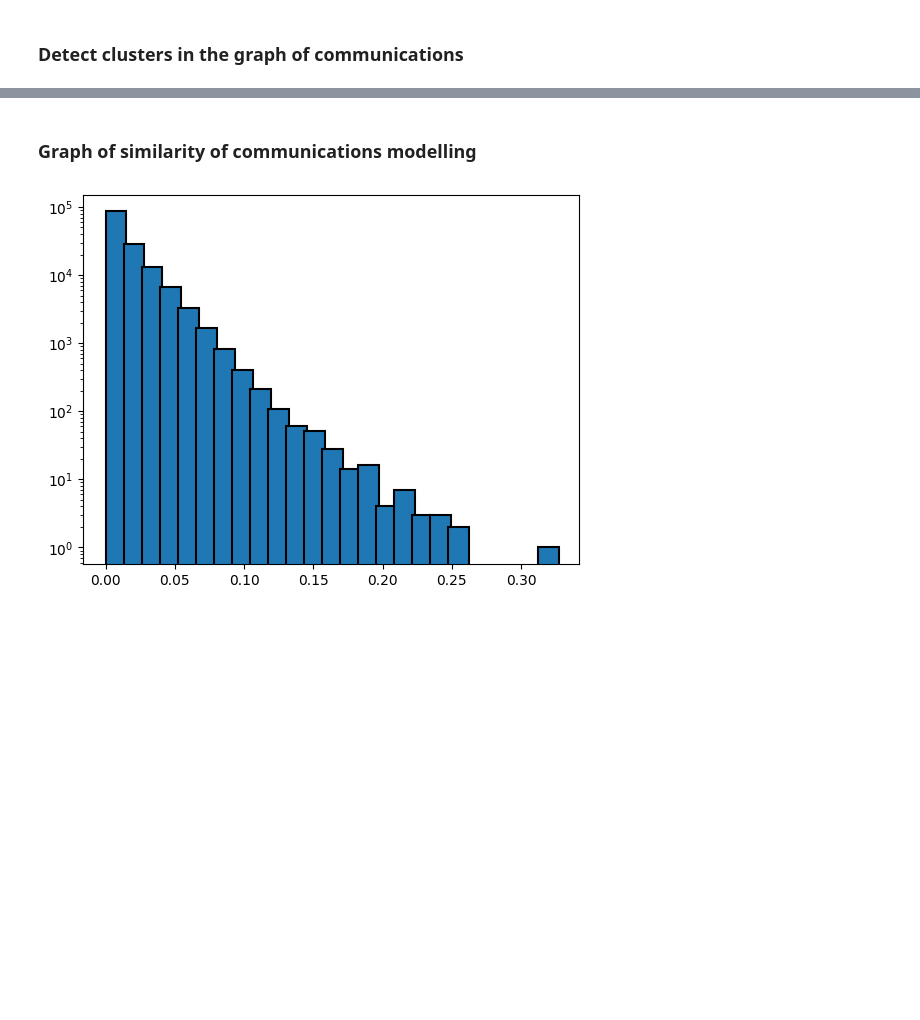
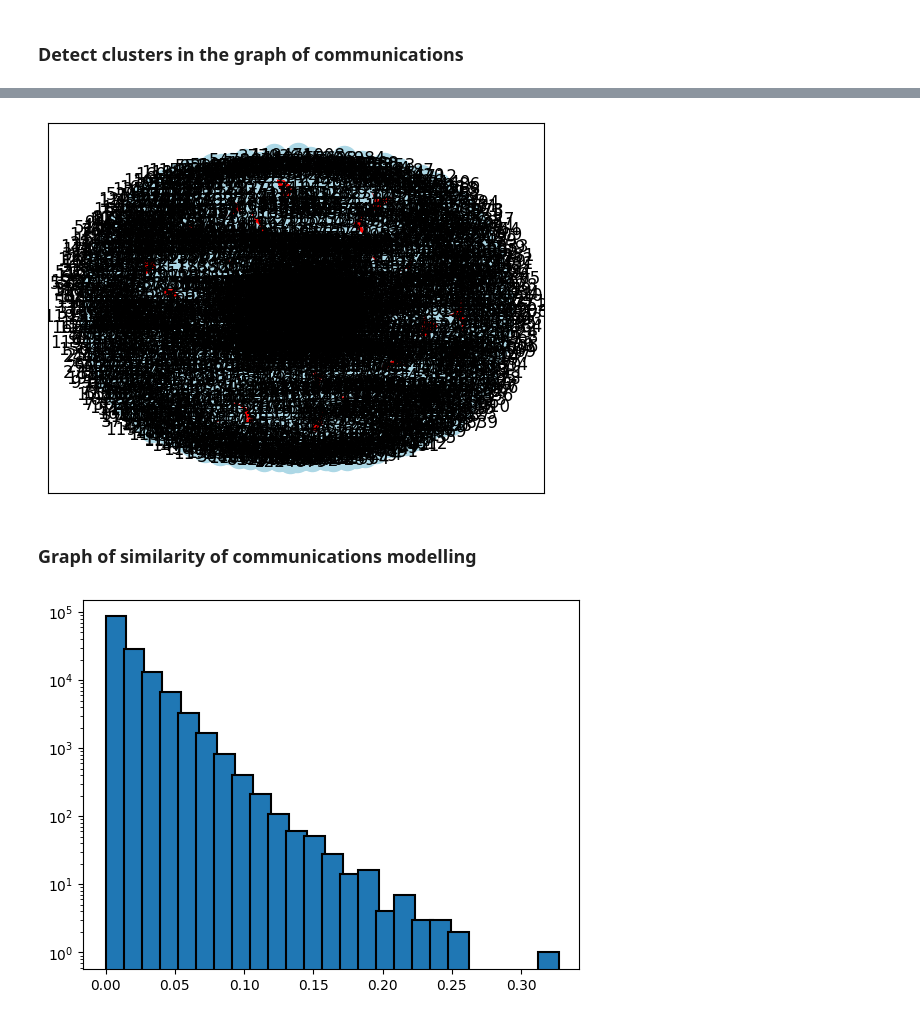
Before and after one commit to mingweiiiiiiiiii/23-24-CS7IS4-Group4, a Jupyter notebook: citations.ipynb, the cells around one changed output, grey strips where cells are left out. Drawn from its saved outputs; the diff is of its cells as text; code cells hidden in the pictures; blank space fills up the shorter version.

```diff
--- a/citations.ipynb
+++ b/citations.ipynb
@@ -98,3 +110,7 @@ papers[0]
+# %%
+visualise_cluster(G_comm, clusters_louvain[2])
+# %% [output]
+[figure, added]
 # %% [markdown]
 ### Graph of similarity of communications modelling
 # %%
```
Also changed, not shown: parts of 20 cells of this notebook.
